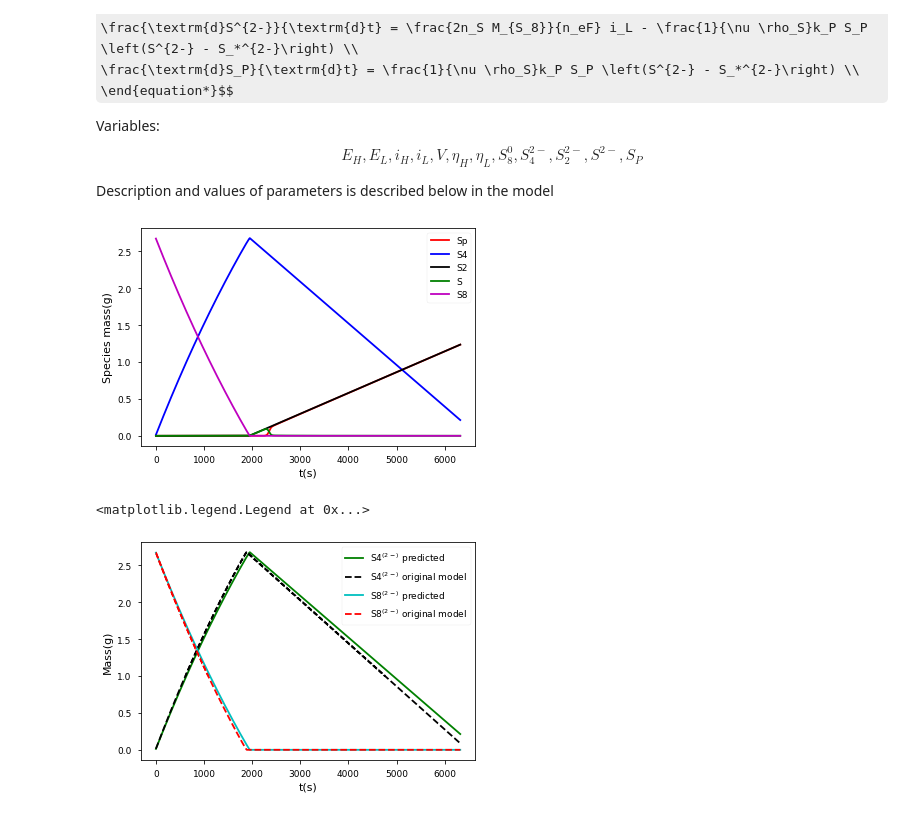
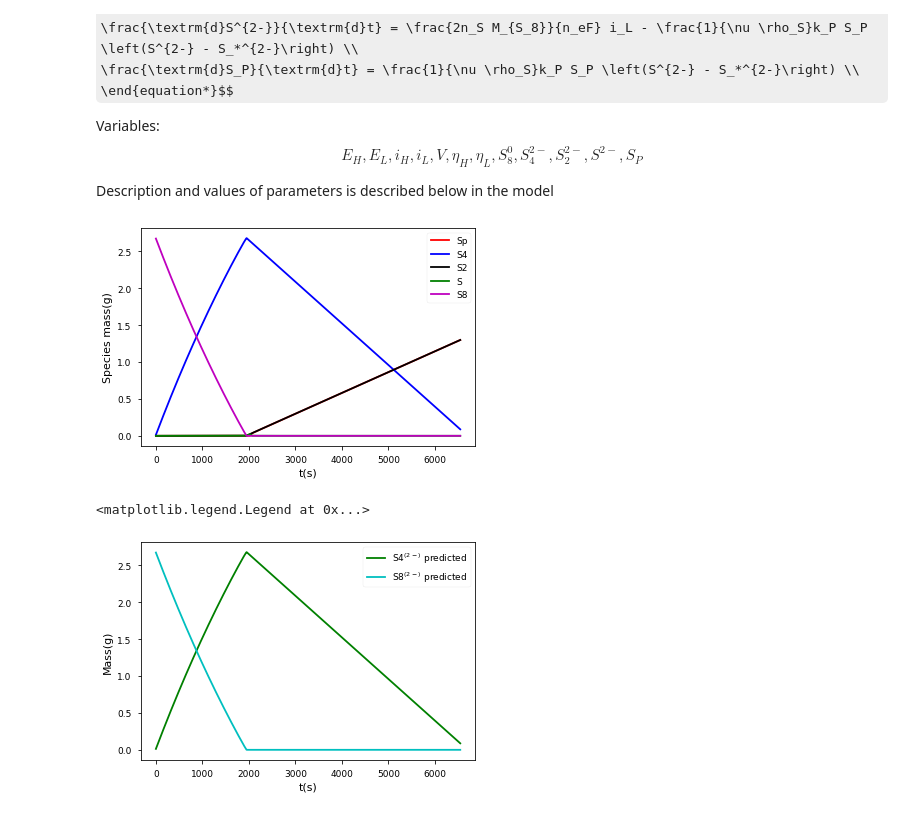
Before and after one commit to ShaunakAJoshi/DDP-Stage-1-17D170013, a Jupyter notebook: 0D code during discharge (0.5C).ipynb, the cells around one changed output. Cells and saved outputs as stored; diff of their text form; code cells hidden in the pictures; some formulas as TeX source.

```diff
--- a/0D code during discharge (0.5C).ipynb
+++ b/0D code during discharge (0.5C).ipynb
@@ -177,9 +177,10 @@ param.process_model(model);
 disc = pybamm.Discretisation() #default discretisation
 disc.process_model(model);
 # %%
-solver = pybamm.CasadiSolver(mode="safe without grid", root_tol=1e-3)
+#solver = pybamm.CasadiSolver(mode="safe", root_tol=1e-3, dt_max = 0.05)
+solver = pybamm.CasadiSolver(atol=1e-8, rtol=1e-8)
 # print(f"ic_guess={model.concatenated_initial_conditions.evaluate().flatten()}")
-t_eval = np.linspace(0, 6324, 15000) #k_p = 10
+t_eval = np.linspace(0, 6547, 15000) #k_p = 10, 6324
 #t_eval = np.linspace(0, 6548, 15000)
 solution = solver.solve(model, t_eval)
 # %%
@@ -203,29 +204,29 @@ plt.legend(); #This isn't working
 plt.xlabel('t(s)');
 plt.ylabel('Species mass(g)');
 # %% [output]
-[figure, old version]
+[figure, new version]
 # %%
 import csv
 import pandas as pd
 
 #Graph plotting: https://matplotlib.org/2.1.2/api/_as_gen/matplotlib.pyplot.plot.html
 
 data_S4 = pd.read_csv("0D model CSV files/S4_disch_0.5C.csv")
 x_S4 = data_S4.mass_S4;
 data_S8 = pd.read_csv("0D model CSV files/S8_disch_0.5C.csv")
 x_S8 = data_S8.mass_S8;
 plt.plot(t_eval, mass_S4, 'g', label = "S4$^{(2-)}$ predicted")
-plt.plot(t_eval, x_S4, 'k--', label = "S4$^{(2-)}$ original model")
+#plt.plot(t_eval, x_S4, 'k--', label = "S4$^{(2-)}$ original model")
 plt.plot(t_eval, mass_S8, 'c', label = "S8$^{(2-)}$ predicted")
-plt.plot(t_eval, x_S8, 'r--', label = "S8$^{(2-)}$ original model")
+#plt.plot(t_eval, x_S8, 'r--', label = "S8$^{(2-)}$ original model")
 plt.xlabel('t(s)')
 plt.ylabel('Mass(g)')
 #plt.title('Mass of dissolved $S4^{(2-)}$ and $S8^{(2-)}$ during discharge')
 plt.legend()
 #plt.savefig("test.jpg")
 # %% [output]
 <matplotlib.legend.Legend at 0x...>
-[figure, old version]
+[figure, new version]
 # %%
 data_S2 = pd.read_csv("0D model CSV files/S2_disch_0.5C.csv")
 x_S2 = data_S2.mass_S2;
```
Also changed, not shown: parts of 6 cells of this notebook, 4 other files.
